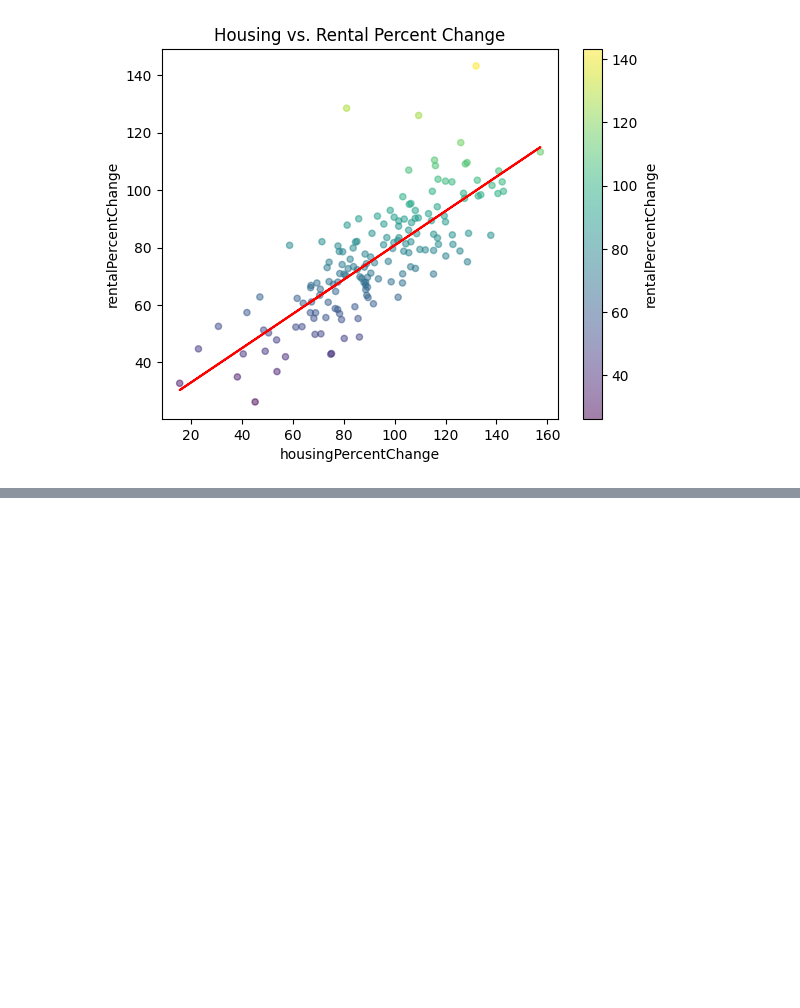
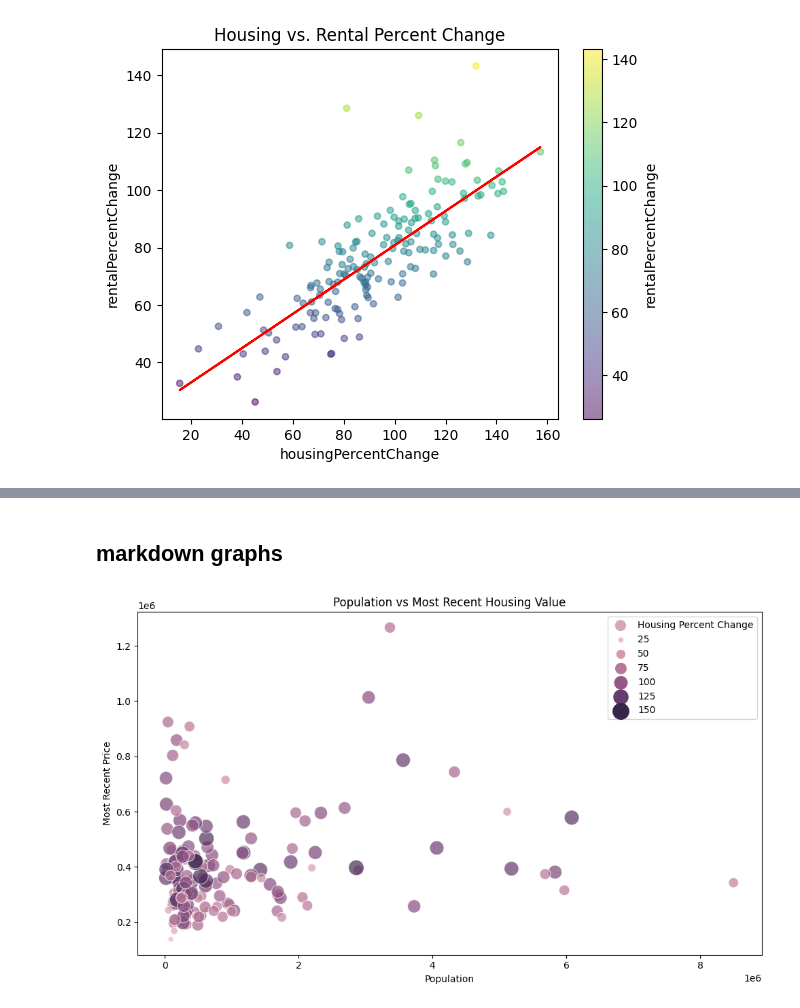
Before and after one commit to elgnol/RealEstate_Project_3, a Jupyter notebook: Analysis/Data_analysis_tatyana.ipynb, the cells around one changed output, grey strips where cells are left out. Cells and saved outputs as stored; diff of their text form; code cells hidden in the pictures; blank space fills up the shorter version.

```diff
--- a/Analysis/Data_analysis_tatyana.ipynb
+++ b/Analysis/Data_analysis_tatyana.ipynb
@@ -566,0 +576,2 @@ The correlation between both factors is 0.79
+# %%
+home_merged = pd.merge(filtered_home_df, cities_df, on = 'RegionName', how = 'inner')
@@ -566,0 +588,3 @@ The correlation between both factors is 0.79
+# %%
+home_merged = home_merged[['RegionName', 'StateName', '2024-07-31', 'housingPercentChange', 'population']]
+home_merged.head()
@@ -566,0 +608,5 @@ The correlation between both factors is 0.79
+# %%
+# drop NY and LA
+home_merged = home_merged.drop(102)
+# %%
+home_merged = home_merged.drop(82)
@@ -566,0 +625,26 @@ The correlation between both factors is 0.79
+# %% [markdown]
+## markdown graphs
+# %%
+# Create the bubble chart using Seaborn
+plt.figure(figsize=(10, 6))
+sns.scatterplot(
+    x='population',
+    y='2024-07-31',
+    size='housingPercentChange',  # Bubble size represents percentage
+    sizes=(1, 300),  # Scale bubble size
+    hue='housingPercentChange',  # Optional: Color each bubble based on city
+    data= home_merged,
+    alpha=0.7,  # Set transparency for better visualization
+    label = "Housing Percent Change"
+)
+
+plt.title('Population vs Most Recent Housing Value')
+plt.xlabel('Population')
+plt.ylabel('Most Recent Price')
+plt.legend()
+
+plt.tight_layout()
+plt.savefig("../IMAGES/homes_bubble_chart.png")
+plt.show()
+# %% [output]
+[figure, added]
```
Also changed, not shown: parts of 21 cells of this notebook, 7 other files.
